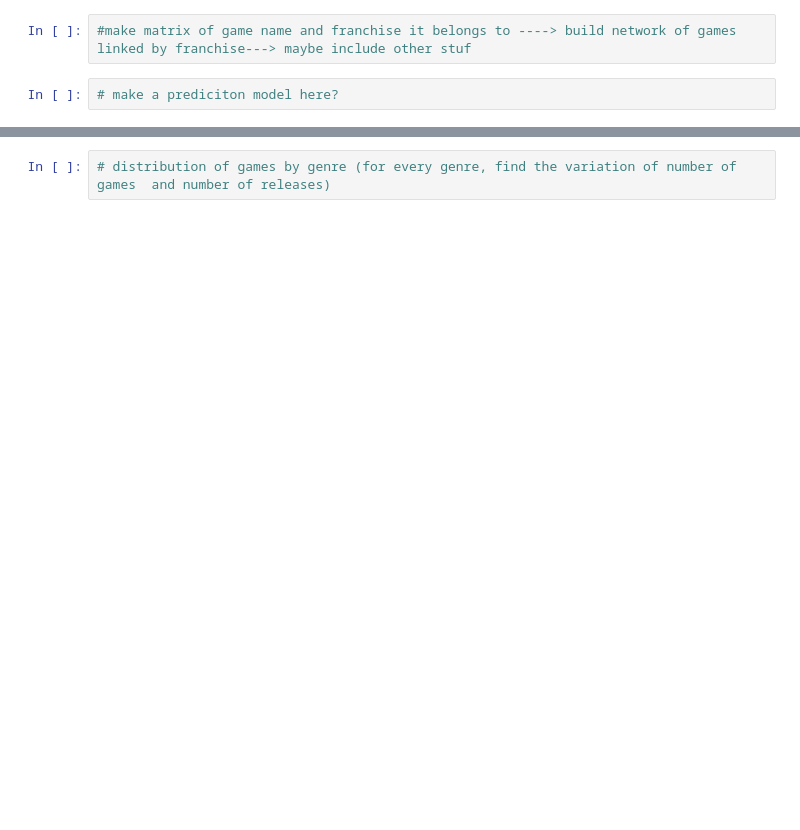
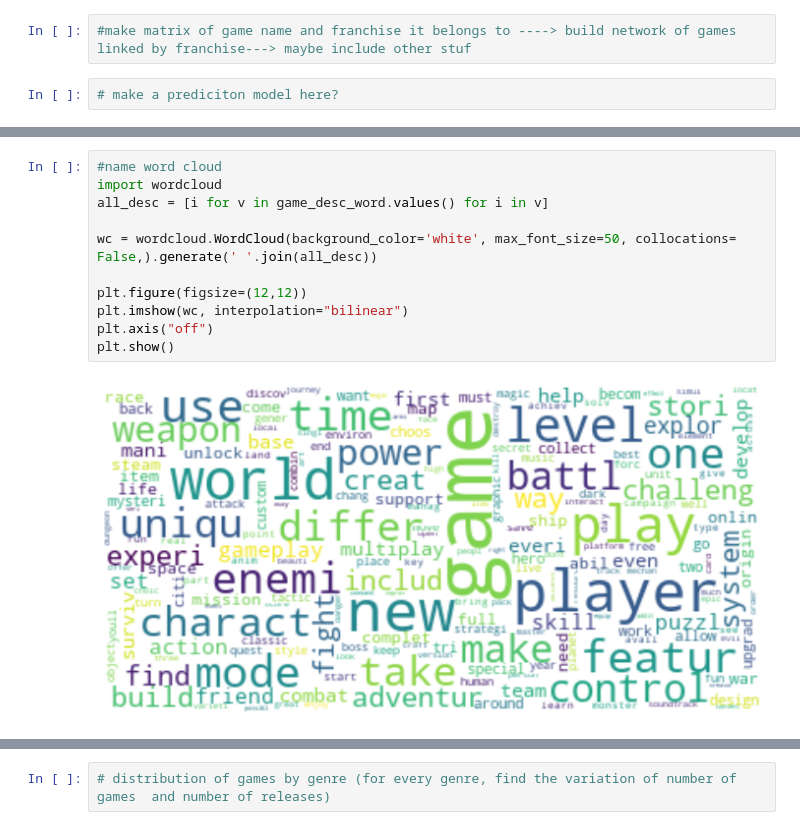
Before and after one commit to viktorattilakelemen/BigGame, a Jupyter notebook: Data_explore_slim.ipynb, the cells around one changed output, grey strips where cells are left out. Saved outputs shown, nothing was run; the diff lists cells and outputs as text; blank space fills up the shorter version.

```diff
--- a/Data_explore_slim.ipynb
+++ b/Data_explore_slim.ipynb
@@ -289,0 +367,13 @@ franchises_clean
+# %%
+#name word cloud
+import wordcloud
+all_desc = [i for v in game_desc_word.values() for i in v]
+
+wc = wordcloud.WordCloud(background_color='white', max_font_size=50, collocations= False,).generate(' '.join(all_desc))
+
+plt.figure(figsize=(12,12))
+plt.imshow(wc, interpolation="bilinear")
+plt.axis("off")
+plt.show()
+# %% [output]
+[figure, added]
```
Also changed, not shown: parts of 19 cells of this notebook, 7 other files.
